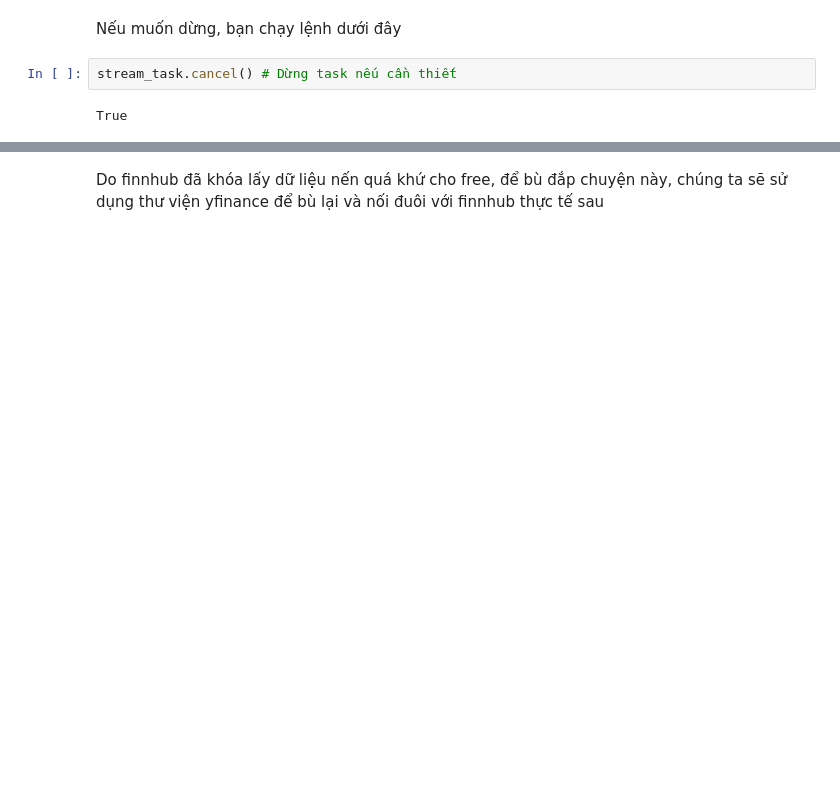
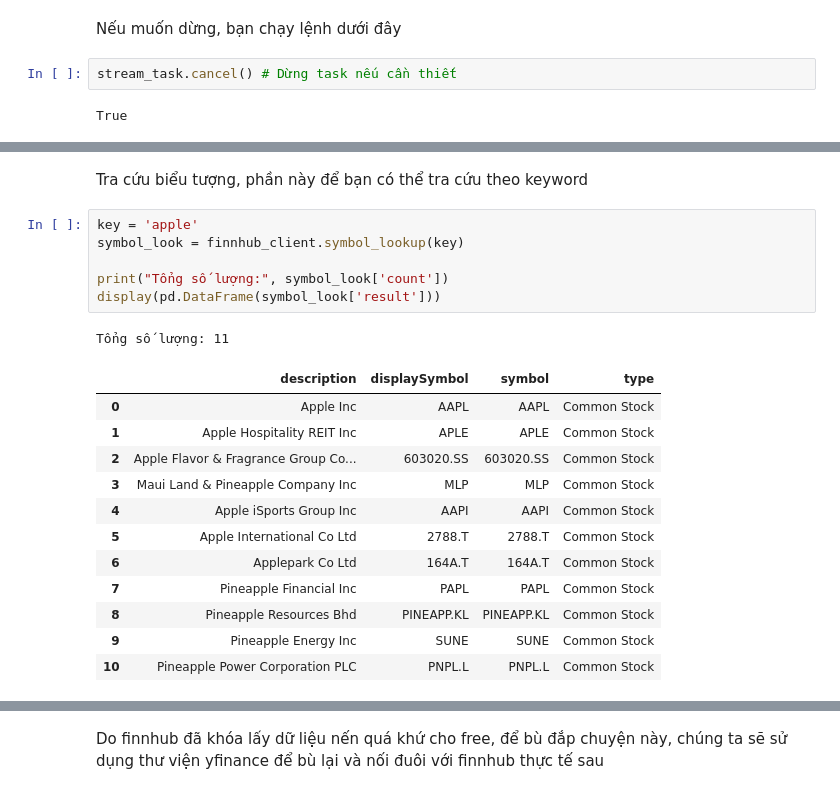
Before and after one commit to Dai-Nguyen1506/stock-tracker, a Jupyter notebook: notebooks/finhub.ipynb, the cells around one changed output, grey strips where cells are left out. Drawn from its saved outputs; the diff is of its cells as text; blank space fills up the shorter version.

```diff
--- a/notebooks/finhub.ipynb
+++ b/notebooks/finhub.ipynb
@@ -194,0 +133,22 @@ Hiện tại dữ liệu được lấy liên tục từ finnhub không được
+# %% [markdown]
+Tra cứu biểu tượng, phần này để bạn có thể tra cứu theo keyword
+# %%
+key = 'apple'
+symbol_look = finnhub_client.symbol_lookup(key)
+
+print("Tổng số lượng:", symbol_look['count'])
+display(pd.DataFrame(symbol_look['result']))
+# %% [output]
+Tổng số lượng: 11
+|  | description | displaySymbol | symbol | type |
+| 0 | Apple Inc | AAPL | AAPL | Common Stock |
+| 1 | Apple Hospitality REIT Inc | APLE | APLE | Common Stock |
+| 2 | Apple Flavor & Fragrance Group Co... | 603020.SS | 603020.SS | Common Stock |
+| 3 | Maui Land & Pineapple Company Inc | MLP | MLP | Common Stock |
+| 4 | Apple iSports Group Inc | AAPI | AAPI | Common Stock |
+| 5 | Apple International Co Ltd | 2788.T | 2788.T | Common Stock |
+| 6 | Applepark Co Ltd | 164A.T | 164A.T | Common Stock |
+| 7 | Pineapple Financial Inc | PAPL | PAPL | Common Stock |
+| 8 | Pineapple Resources Bhd | PINEAPP.KL | PINEAPP.KL | Common Stock |
+| 9 | Pineapple Energy Inc | SUNE | SUNE | Common Stock |
+| 10 | Pineapple Power Corporation PLC | PNPL.L | PNPL.L | Common Stock |
```
Also changed, not shown: parts of 18 cells of this notebook, 1 other file.
